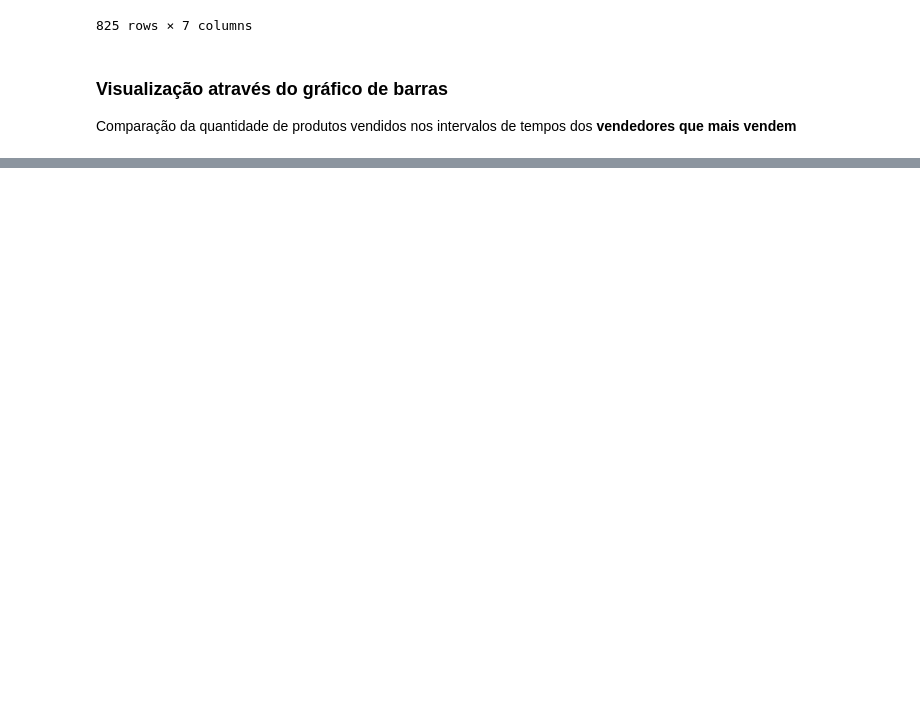
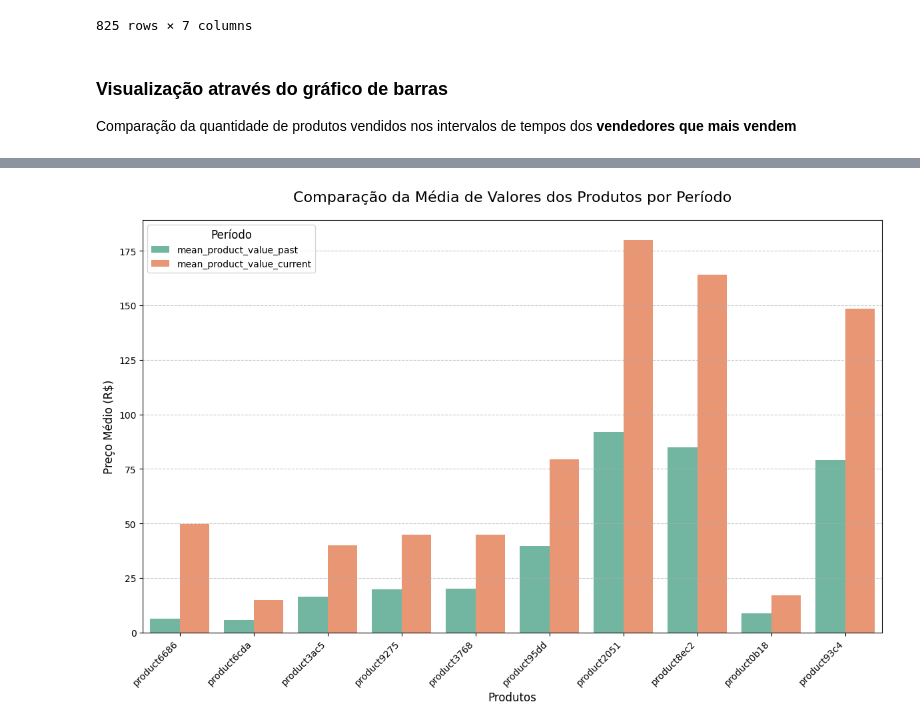
Before and after one commit to matsa0/desafio-sprint02-data-analysis, a Jupyter notebook: analise_exploratoria/analise_exploratoria.ipynb, the cells around one changed output, grey strips where cells are left out. Saved outputs shown, nothing was run; the diff lists cells and outputs as text; code cells hidden in the pictures; blank space fills up the shorter version.

```diff
--- a/analise_exploratoria/analise_exploratoria.ipynb
+++ b/analise_exploratoria/analise_exploratoria.ipynb
@@ -1756,0 +1930,4 @@ plt.show()
+# %%
+mean_price_2016_2017 = merge_df8.groupby(['product_id', 'product_category_name']).agg(
+    mean_product_value_past = ('price', 'mean')
+).reset_index()
@@ -1756,0 +2046,24 @@ plt.show()
+# %%
+mean_products_values_comparision = pd.melt(
+    top_increase,
+    id_vars=['product_name'],
+    value_vars=['mean_product_value_past', 'mean_product_value_current'],
+    var_name='period',
+    value_name='mean_price'
+)
+
+plt.figure(figsize=(12, 8))
+sns.barplot(x='product_name', y='mean_price', hue='period', data=mean_products_values_comparision,palette='Set2')
+
+plt.title('Comparação da Média de Valores dos Produtos por Período', fontsize=16, pad=20)
+plt.xlabel('Produtos', fontsize=12)
+plt.ylabel('Preço Médio (R$)', fontsize=12)
+plt.xticks(rotation=45, ha='right', fontsize=10)
+plt.legend(title='Período', title_fontsize=12, fontsize=10, loc='upper left')
+plt.grid(axis='y', linestyle='--', alpha=0.7)
+
+plt.tight_layout()
+
+plt.show()
+# %% [output]
+[figure, added]
```
Also changed, not shown: parts of 77 cells of this notebook.
